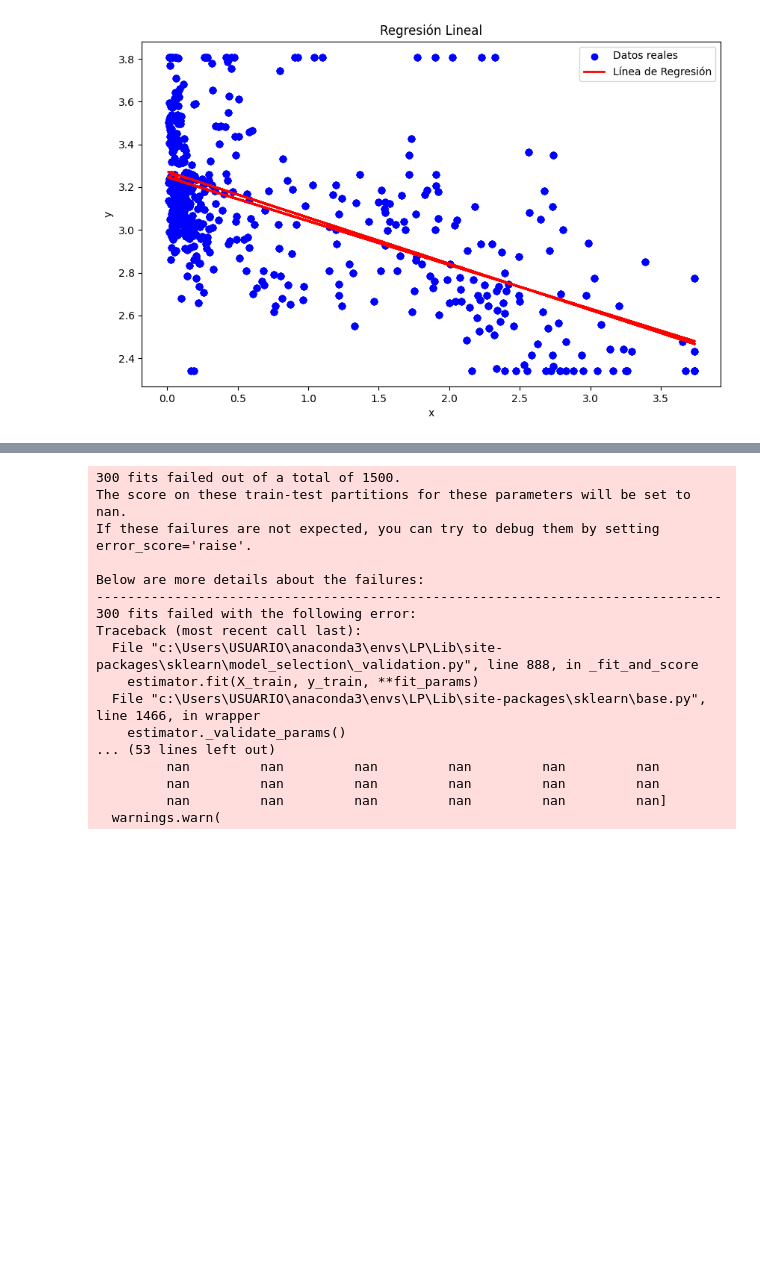
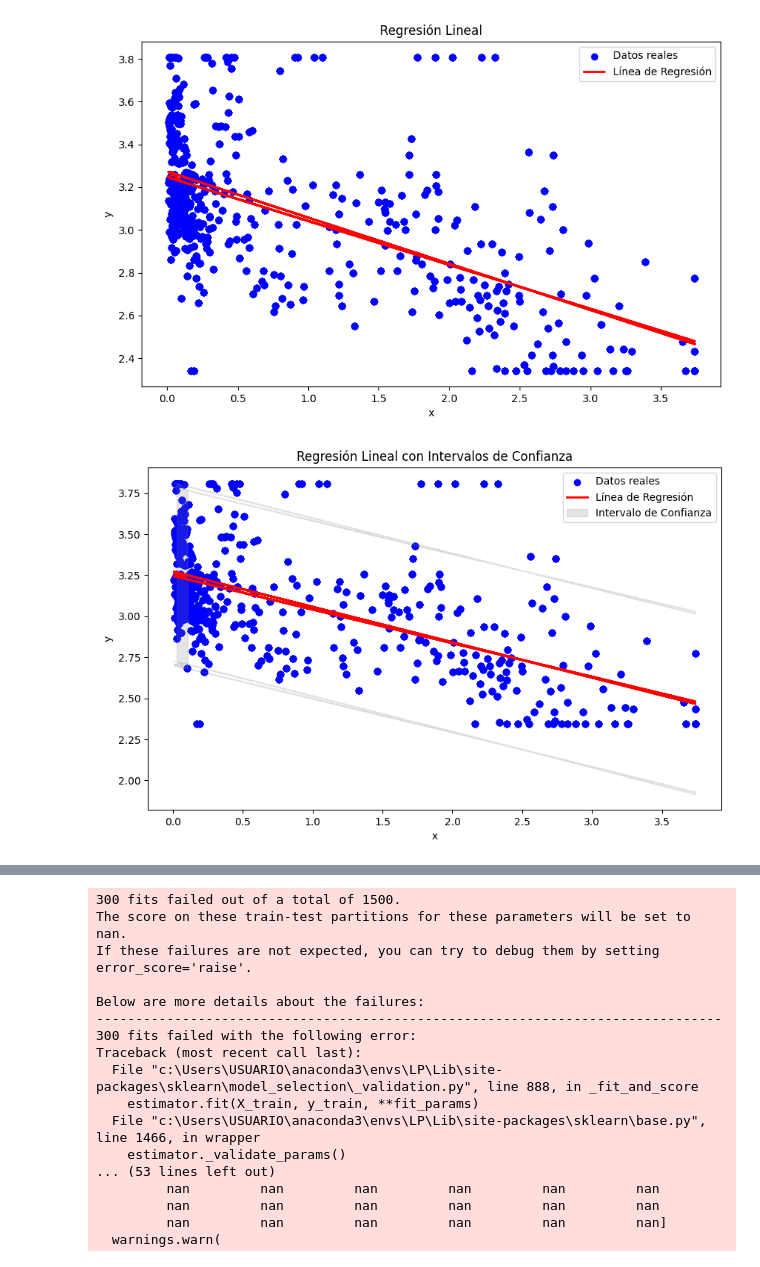
Before and after one commit to JoseAdrianRodriguezGonzalez/Linear-predictor, a Jupyter notebook: src/first/test.ipynb, the cells around one changed output, grey strips where cells are left out. Cells and saved outputs as stored; diff of their text form; code cells hidden in the pictures; blank space fills up the shorter version.

```diff
--- a/src/first/test.ipynb
+++ b/src/first/test.ipynb
@@ -310,3 +310,47 @@ Dep. Variable:                      y   R-squared:                       0.371
 Notes:
 [1] Standard Errors assume that the covariance matrix of the errors is correctly specified.
 [figure]
+# %%
+mse_model = np.mean(results.resid ** 2)  # Cambiar a results.resid
+s = np.sqrt(mse_model)
+
+# Número de observaciones y media de X
+n = len(X_train)
+X_mean = np.mean(X_train)
+
+# Cálculo del intervalo de confianza para cada predicción
+alpha = 0.05  # Intervalo del 95%
+t_value = stats.t.ppf(1 - alpha/2, df=n-2)
+
+# Guardar los intervalos de confianza para las predicciones
+conf_intervals = []
+
+# Usar X_test_all en lugar de X_test
+for i in range(len(X_test_all)):
+    x_new = X_test_all[i]
+
+    # Error estándar de la predicción
+    se_y_pred = s * np.sqrt(1 + 1/n + (x_new - X_mean)**2 / np.sum((X_train.values.flatten() - X_mean)**2))
+
+    # Intervalo de confianza para cada predicción
+    ci_lower = y_pred_all[i] - t_value * se_y_pred
+    ci_upper = y_pred_all[i] + t_value * se_y_pred
+    conf_intervals.append((ci_lower, ci_upper))
+
+# Graficar resultados
+plt.figure(figsize=(10, 6))
+plt.scatter(X_test_all, y_test_all, color='blue', label='Datos reales')
+plt.plot(X_test_all, y_pred_all, color='red', linewidth=2, label='Línea de Regresión')
+
+# Graficar los intervalos de confianza
+conf_intervals = np.array(conf_intervals)
+plt.fill_between(np.array(X_test_all), conf_intervals[:, 0], conf_intervals[:, 1],
+                 color='gray', alpha=0.2, label='Intervalo de Confianza')
+
+plt.title('Regresión Lineal con Intervalos de Confianza')
+plt.xlabel('x')
+plt.ylabel('y')
+plt.legend()
+plt.show()
+# %% [output]
+[figure, added]
```
Also changed, not shown: parts of 13 cells of this notebook, 25 other files.
